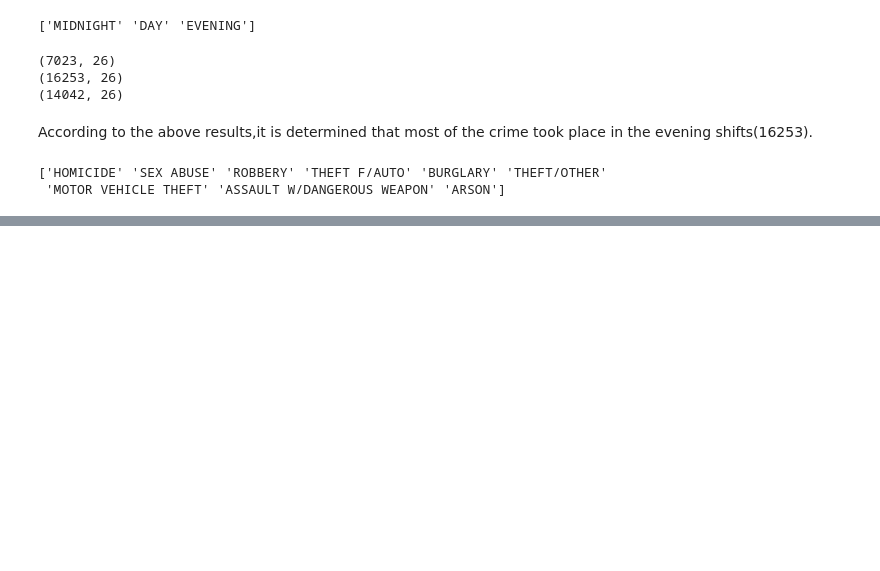
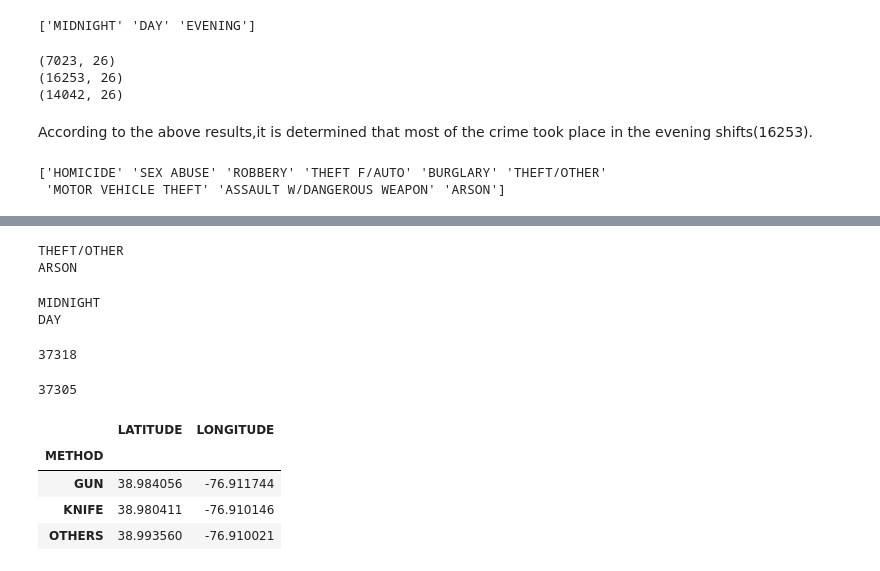
Before and after one commit to shusrushabezugam/big-data-python-class, a Jupyter notebook: SHUSRUSHA_BEZUGAM_Homework3-pandas-numpy.ipynb, the cells around one changed output, grey strips where cells are left out. Cells and saved outputs as stored; diff of their text form; code cells hidden in the pictures; blank space fills up the shorter version.

```diff
--- a/SHUSRUSHA_BEZUGAM_Homework3-pandas-numpy.ipynb
+++ b/SHUSRUSHA_BEZUGAM_Homework3-pandas-numpy.ipynb
@@ -185,0 +209,28 @@ SyntaxError: invalid syntax (<ipython-input-144-35b2be05808d>, line 9)
+# %%
+print df['OFFENSE'].max()
+print df['OFFENSE'].min()
+# %% [output]
+THEFT/OTHER
+ARSON
+# %%
+print df['SHIFT'].max()
+print df['SHIFT'].min()
+# %% [output]
+MIDNIGHT
+DAY
+# %%
+print df['OBJECTID'].count()
+# %% [output]
+37318
+# %%
+df['VOTING_PRECINCT'].count()
+# %% [output]
+37305
+# %%
+df.groupby('METHOD')['LATITUDE','LONGITUDE'].max()
+# %% [output]
+|  | LATITUDE | LONGITUDE |
+| METHOD |  |  |
+| GUN | 38.984056 | -76.911744 |
+| KNIFE | 38.980411 | -76.910146 |
+| OTHERS | 38.993560 | -76.910021 |
```
Also changed, not shown: parts of 7 cells of this notebook.
